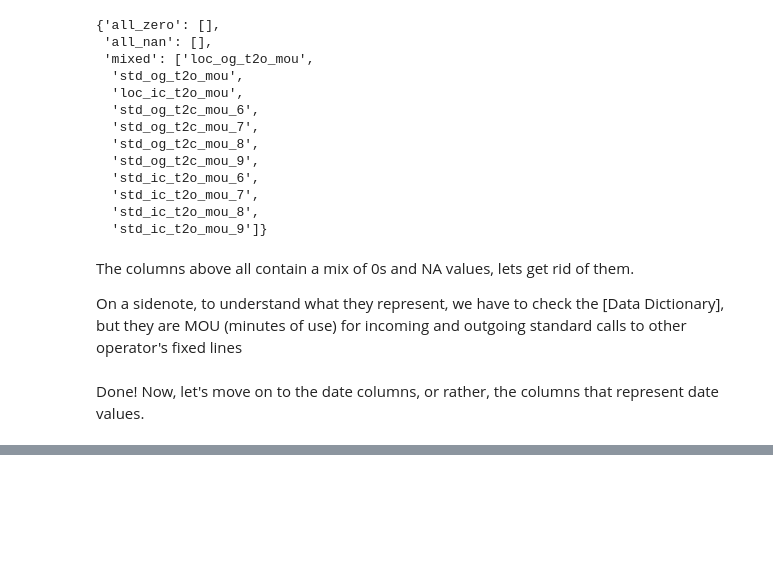
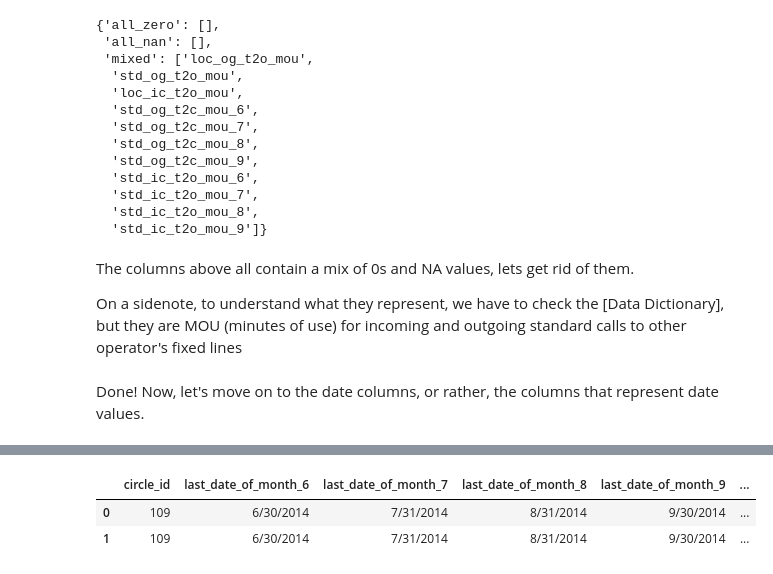
Before and after one commit to arthurcab/churn-prediction, a Jupyter notebook: notebooks/Data Preprocessing.ipynb, the cells around one changed output, grey strips where cells are left out. Saved outputs shown, nothing was run; the diff lists cells and outputs as text; code cells hidden in the pictures; blank space fills up the shorter version.

```diff
--- a/notebooks/Data Preprocessing.ipynb
+++ b/notebooks/Data Preprocessing.ipynb
@@ -274,0 +296,4 @@ Done! Now, let's move on to the date columns, or rather, the columns that repres
+# %%
+# Let's investigate the columns with few unique values:
+low_cardinality_columns = df.columns[df.nunique() < 5]
+df[low_cardinality_columns].nunique()
@@ -274,0 +315,6 @@ Done! Now, let's move on to the date columns, or rather, the columns that repres
+# %%
+df[low_cardinality_columns].head(2)
+# %% [output]
+|  | circle_id | last_date_of_month_6 | last_date_of_month_7 | last_date_of_month_8 | last_date_of_month_9 | ... |
+| 0 | 109 | 6/30/2014 | 7/31/2014 | 8/31/2014 | 9/30/2014 | ... |
+| 1 | 109 | 6/30/2014 | 7/31/2014 | 8/31/2014 | 9/30/2014 | ... |
```
Also changed, not shown: parts of 27 cells of this notebook.
